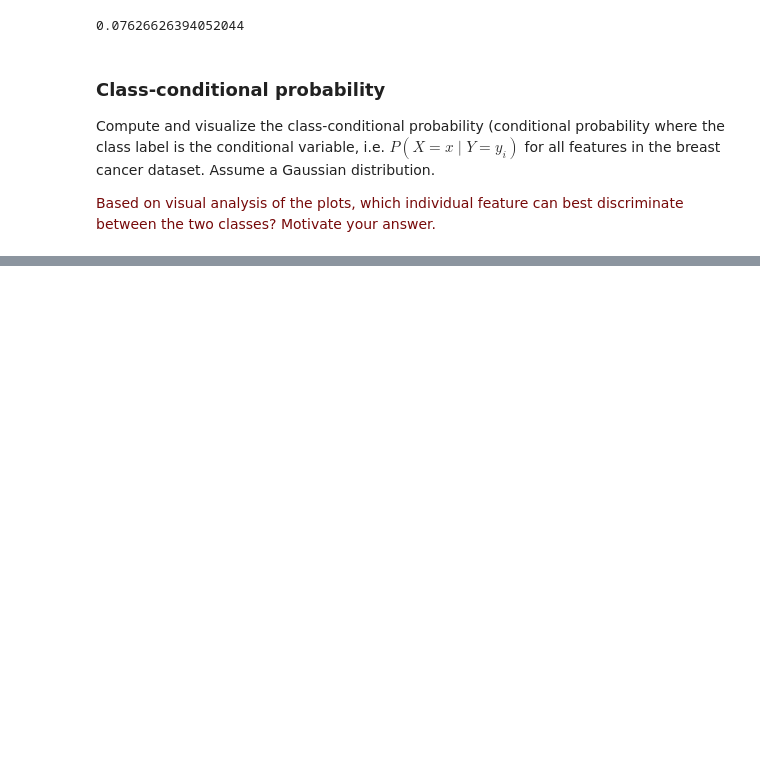
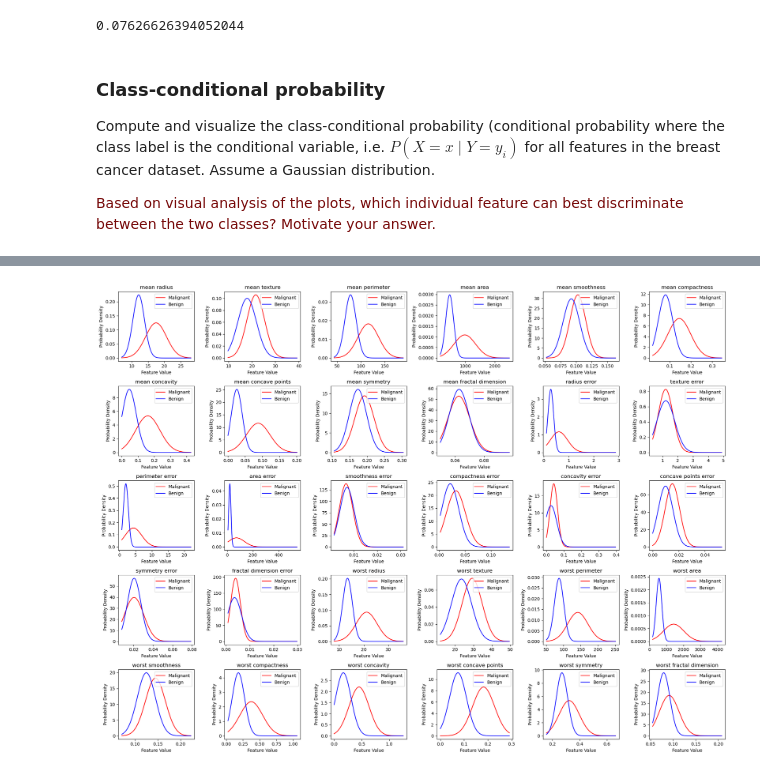
Before and after one commit to jasperstiekema/8dm50-machine-learning, a Jupyter notebook: practicals/week_1.ipynb, the cells around one changed output, grey strips where cells are left out. Saved outputs shown, nothing was run; the diff lists cells and outputs as text; code cells hidden in the pictures; blank space fills up the shorter version.

```diff
--- a/practicals/week_1.ipynb
+++ b/practicals/week_1.ipynb
@@ -322,0 +272,51 @@ plt.show()
+# %%
+import numpy as np
+import matplotlib.pyplot as plt
+from sklearn.datasets import load_breast_cancer
+from scipy.stats import norm
+
+# Step 1: Load the dataset
+data = load_breast_cancer()
+X = data.data
+y = data.target
+feature_names = data.feature_names
+
+# Step 2: Fit Gaussian distribution and Step 3: Compute class-conditional probability
+# Separate data by class
+X_malignant = X[y == 0]
+X_benign = X[y == 1]
+
+# Prepare for visualization
+plt.figure(figsize=(20, 15))
+n_features = X.shape[1]
+
+for i in range(n_features):
+    feature = X[:, i]
+
+    # Compute mean and std for each class
+    mean_mal = np.mean(X_malignant[:, i])
+    std_mal = np.std(X_malignant[:, i])
+
+    mean_ben = np.mean(X_benign[:, i])
+    std_ben = np.std(X_benign[:, i])
+
+    # Define the range for plotting the PDF
+    x_range = np.linspace(feature.min(), feature.max(), 1000)
+
+    # Compute the PDF for each class
+    pdf_mal = norm.pdf(x_range, mean_mal, std_mal)
+    pdf_ben = norm.pdf(x_range, mean_ben, std_ben)
+
+    # Step 4: Visualization
+    plt.subplot(5, 6, i + 1)
+    plt.plot(x_range, pdf_mal, label='Malignant', color='red')
+    plt.plot(x_range, pdf_ben, label='Benign', color='blue')
+    plt.title(feature_names[i])
+    plt.xlabel('Feature Value')
+    plt.ylabel('Probability Density')
+    plt.legend()
+
+plt.tight_layout()
+plt.show()
+# %% [output]
+[figure, added]
```
Also changed, not shown: parts of 3 cells of this notebook.
